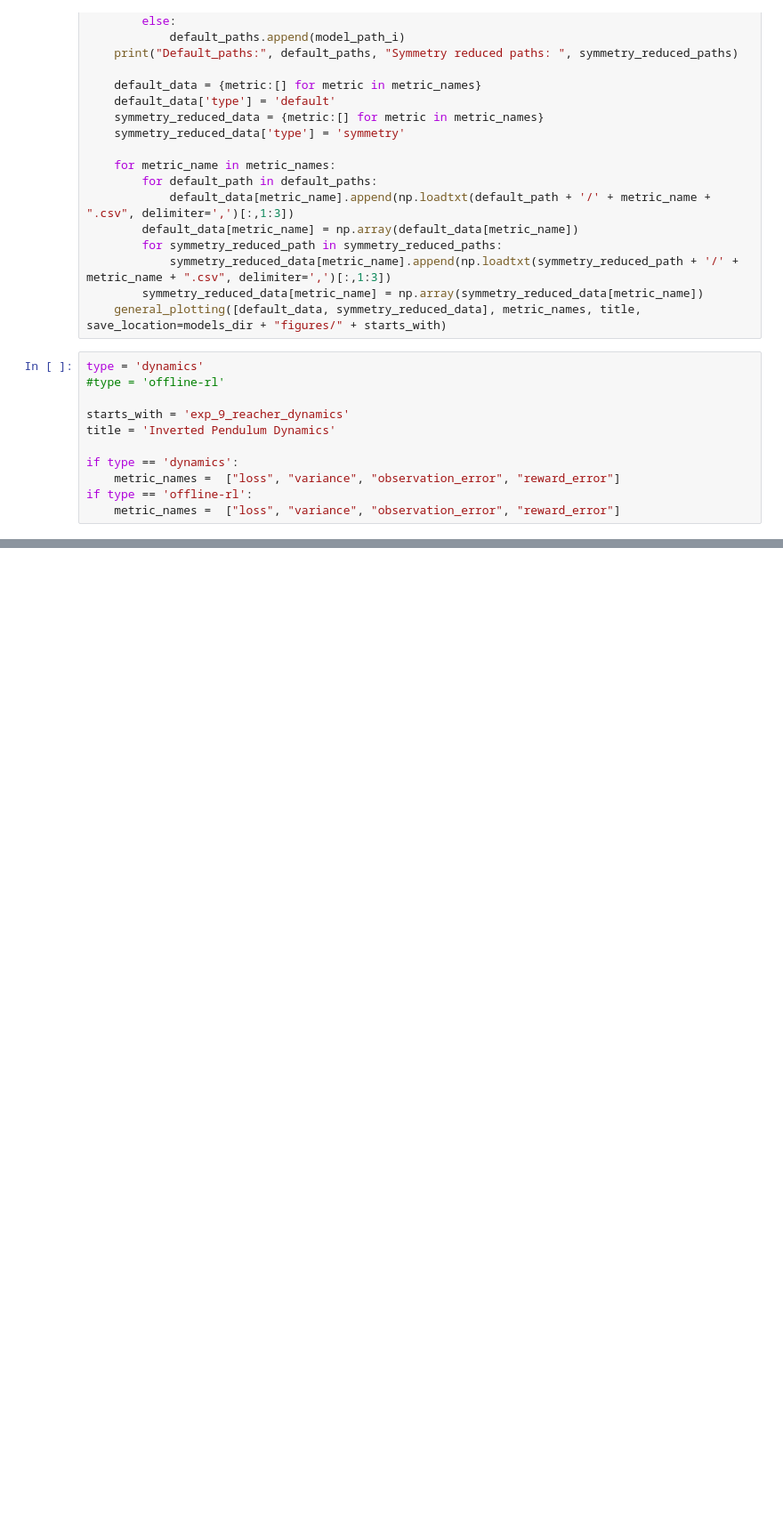
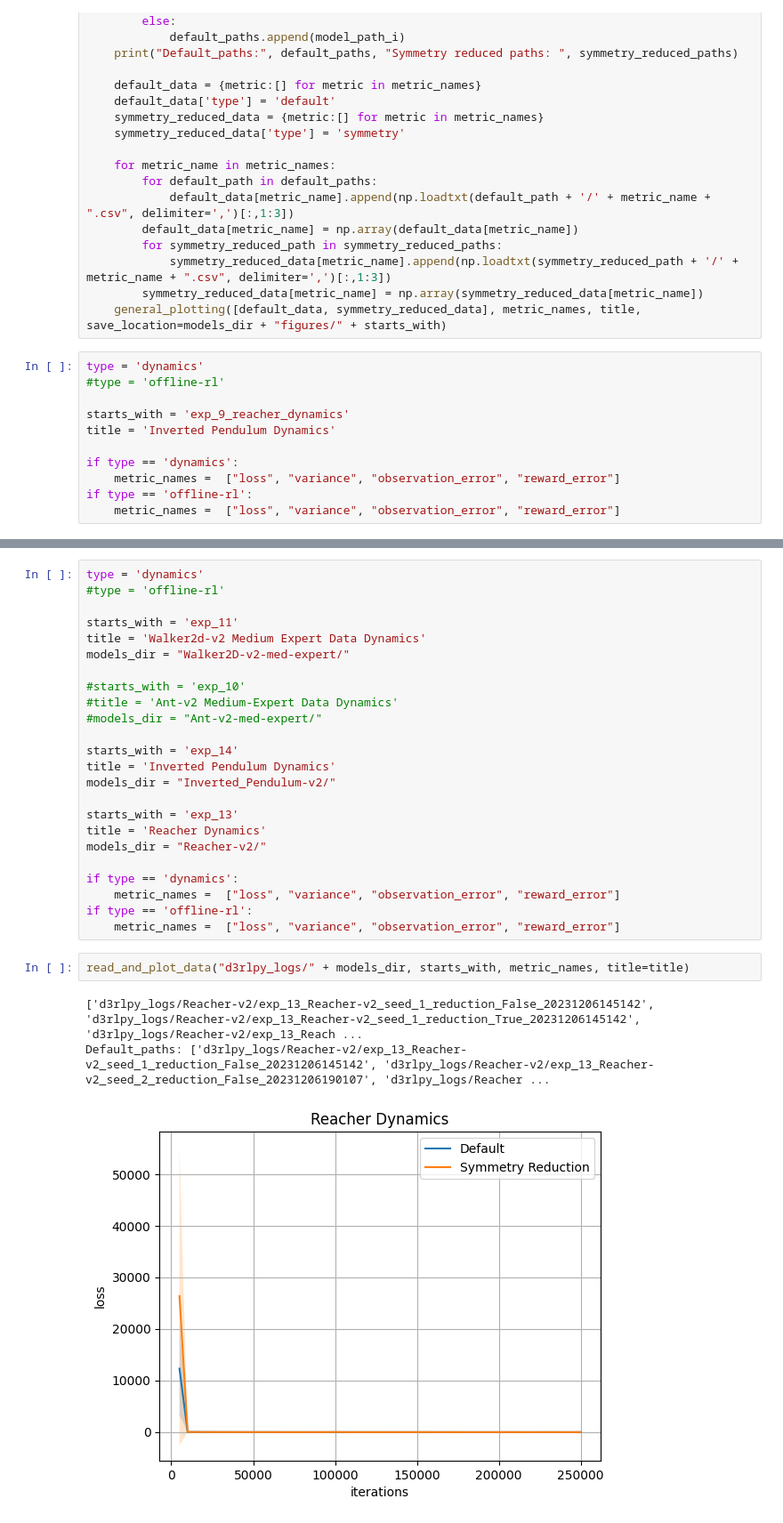
Before and after one commit to YasinSonmez/symmetry-cs285, a Jupyter notebook: Plots.ipynb, the cells around one changed output, grey strips where cells are left out. Shown at 89% size. Cells and saved outputs as stored; diff of their text form; blank space fills up the shorter version.

```diff
--- a/Plots.ipynb
+++ b/Plots.ipynb
@@ -77,0 +124,30 @@ ValueError: setting an array element with a sequence. The requested array has an
+# %%
+type = 'dynamics'
+#type = 'offline-rl'
+
+starts_with = 'exp_11'
+title = 'Walker2d-v2 Medium Expert Data Dynamics'
+models_dir = "Walker2D-v2-med-expert/"
+
+#starts_with = 'exp_10'
+#title = 'Ant-v2 Medium-Expert Data Dynamics'
+#models_dir = "Ant-v2-med-expert/"
+
+starts_with = 'exp_14'
+title = 'Inverted Pendulum Dynamics'
+models_dir = "Inverted_Pendulum-v2/"
+
+starts_with = 'exp_13'
+title = 'Reacher Dynamics'
+models_dir = "Reacher-v2/"
+
+if type == 'dynamics':
+    metric_names =  ["loss", "variance", "observation_error", "reward_error"]
+if type == 'offline-rl':
+    metric_names =  ["loss", "variance", "observation_error", "reward_error"]
+# %%
+read_and_plot_data("d3rlpy_logs/" + models_dir, starts_with, metric_names, title=title)
+# %% [output]
+['d3rlpy_logs/Reacher-v2/exp_13_Reacher-v2_seed_1_reduction_False_20231206145142', 'd3rlpy_logs/Reacher-v2/exp_13_Reacher-v2_seed_1_reduction_True_20231206145142', 'd3rlpy_logs/Reacher-v2/exp_13_Reach ...
+Default_paths: ['d3rlpy_logs/Reacher-v2/exp_13_Reacher-v2_seed_1_reduction_False_20231206145142', 'd3rlpy_logs/Reacher-v2/exp_13_Reacher-v2_seed_2_reduction_False_20231206190107', 'd3rlpy_logs/Reacher ...
+[figure, added]
```
Also changed, not shown: parts of 3 cells of this notebook, 15 other files.
